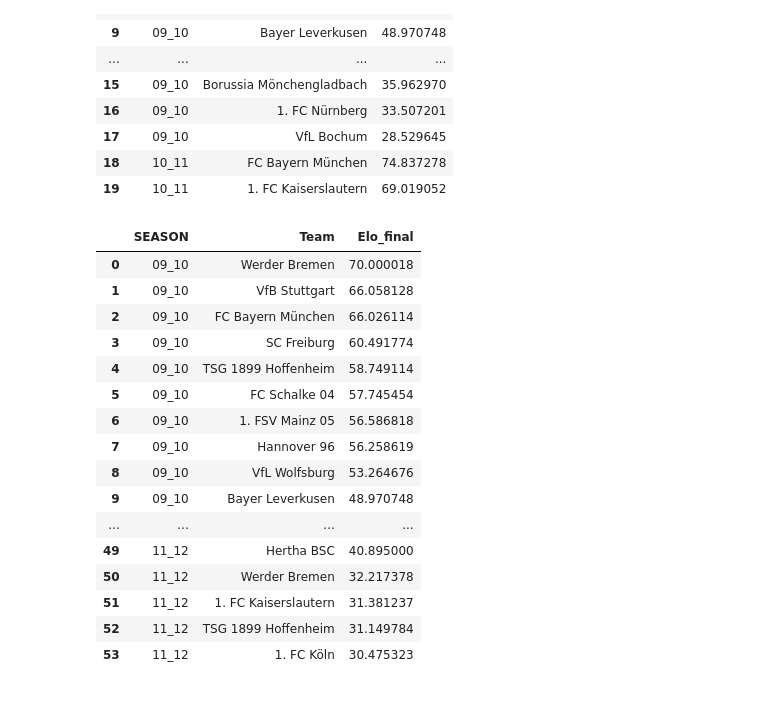
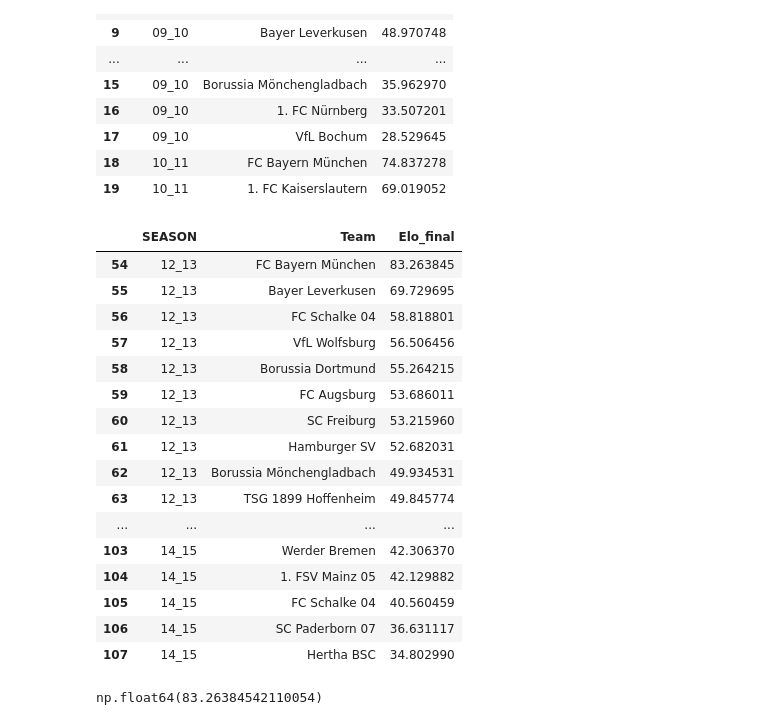
Before and after one commit to Picoalex/template_dsc, a Jupyter notebook: notebooks/02_strength_index.ipynb, the cells around one changed output. Saved outputs shown, nothing was run; the diff lists cells and outputs as text; code cells hidden in the pictures.

```diff
--- a/notebooks/02_strength_index.ipynb
+++ b/notebooks/02_strength_index.ipynb
@@ -400,22 +400,22 @@ final_ratings.head(20)
 | 18 | 10_11 | FC Bayern München | 74.837278 |
 | 19 | 10_11 | 1. FC Kaiserslautern | 69.019052 |
 # %%
-final_ratings.head(54)
+final_ratings.tail(54)
 # %% [output]
 |  | SEASON | Team | Elo_final |
-| 0 | 09_10 | Werder Bremen | 70.000018 |
-| 1 | 09_10 | VfB Stuttgart | 66.058128 |
-| 2 | 09_10 | FC Bayern München | 66.026114 |
-| 3 | 09_10 | SC Freiburg | 60.491774 |
-| 4 | 09_10 | TSG 1899 Hoffenheim | 58.749114 |
-| 5 | 09_10 | FC Schalke 04 | 57.745454 |
-| 6 | 09_10 | 1. FSV Mainz 05 | 56.586818 |
-| 7 | 09_10 | Hannover 96 | 56.258619 |
-| 8 | 09_10 | VfL Wolfsburg | 53.264676 |
-| 9 | 09_10 | Bayer Leverkusen | 48.970748 |
+| 54 | 12_13 | FC Bayern München | 83.263845 |
+| 55 | 12_13 | Bayer Leverkusen | 69.729695 |
+| 56 | 12_13 | FC Schalke 04 | 58.818801 |
+| 57 | 12_13 | VfL Wolfsburg | 56.506456 |
+| 58 | 12_13 | Borussia Dortmund | 55.264215 |
+| 59 | 12_13 | FC Augsburg | 53.686011 |
+| 60 | 12_13 | SC Freiburg | 53.215960 |
+| 61 | 12_13 | Hamburger SV | 52.682031 |
+| 62 | 12_13 | Borussia Mönchengladbach | 49.934531 |
+| 63 | 12_13 | TSG 1899 Hoffenheim | 49.845774 |
 | ... | ... | ... | ... |
-| 49 | 11_12 | Hertha BSC | 40.895000 |
-| 50 | 11_12 | Werder Bremen | 32.217378 |
-| 51 | 11_12 | 1. FC Kaiserslautern | 31.381237 |
-| 52 | 11_12 | TSG 1899 Hoffenheim | 31.149784 |
-| 53 | 11_12 | 1. FC Köln | 30.475323 |
+| 103 | 14_15 | Werder Bremen | 42.306370 |
+| 104 | 14_15 | 1. FSV Mainz 05 | 42.129882 |
+| 105 | 14_15 | FC Schalke 04 | 40.560459 |
+| 106 | 14_15 | SC Paderborn 07 | 36.631117 |
+| 107 | 14_15 | Hertha BSC | 34.802990 |
@@ -421,0 +425,4 @@ final_ratings.head(54)
+# %%
+final_ratings['Elo_final'].max()
+# %% [output]
+np.float64(83.26384542110054)
```
Also changed, not shown: parts of 4 cells of this notebook.
